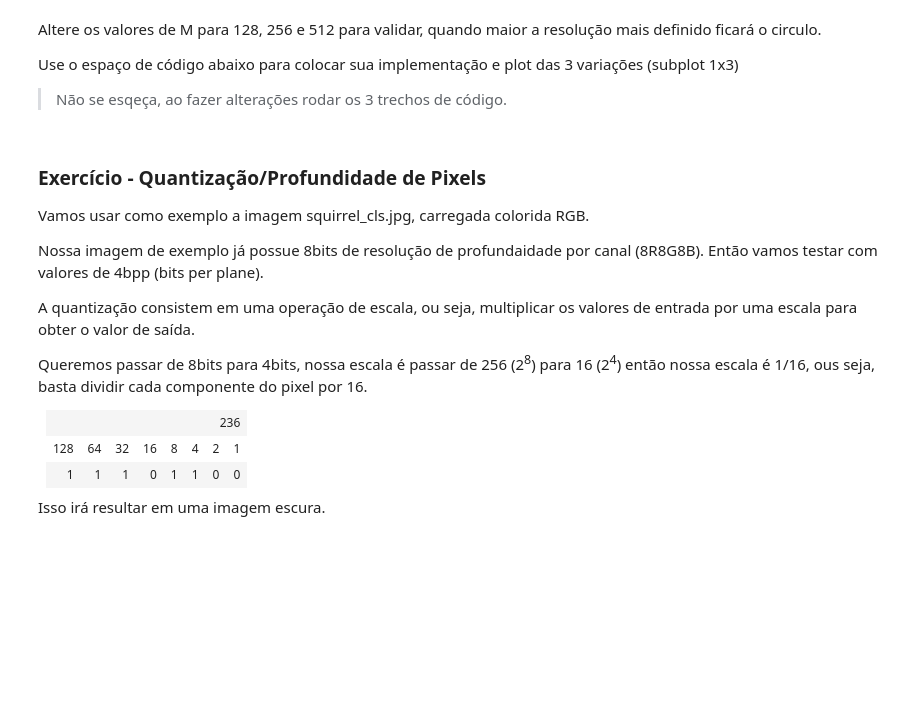
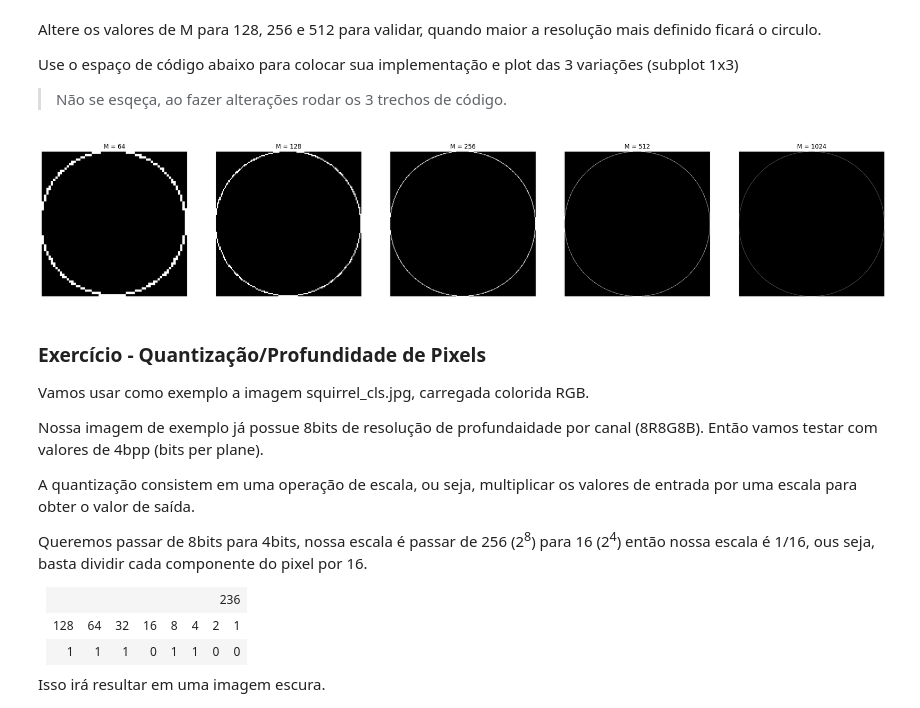
Before and after one commit to Fdark18/processamento-de-imagem-facens, a Jupyter notebook: exec02/aula2.ipynb, the cells around one changed output. Drawn from its saved outputs; the diff is of its cells as text; code cells hidden in the pictures; blank space fills up the shorter version.

```diff
--- a/exec02/aula2.ipynb
+++ b/exec02/aula2.ipynb
@@ -109,6 +183,41 @@ Use o espaço de código abaixo para colocar sua implementação e plot das 3 va
 > Não se esqeça, ao fazer alterações rodar os 3 trechos de código.
 # %%
 # espaço para seu código
+
+import numpy as np
+import matplotlib.pyplot as plt
+
+resolucoes = [64, 128, 256, 512, 1024]
+
+plt.figure(figsize=(30,30))
+
+for i, M in enumerate(resolucoes):
+
+    img = np.zeros((M, M), dtype=np.uint8)
+
+    R = M // 2
+    cx = M // 2 - 1
+    cy = M // 2 - 1
+
+    N = 4 * M
+
+    for ang in np.linspace(0, 359, N):
+
+        rad = np.deg2rad(ang)
+
+        x = int(round(np.cos(rad) * R + cx))
+        y = int(round(np.sin(rad) * R + cy))
+
+        img[y, x] = 255
+
+    plt.subplot(1,5,i+1)
+    plt.imshow(img, cmap="gray")
+    plt.title(f"M = {M}")
+    plt.axis("off")
+
+plt.show()
+# %% [output]
+[figure, added]
 # %% [markdown]
 ### Exercício - Quantização/Profundidade de Pixels
 
```
Also changed, not shown: parts of 5 cells of this notebook.
